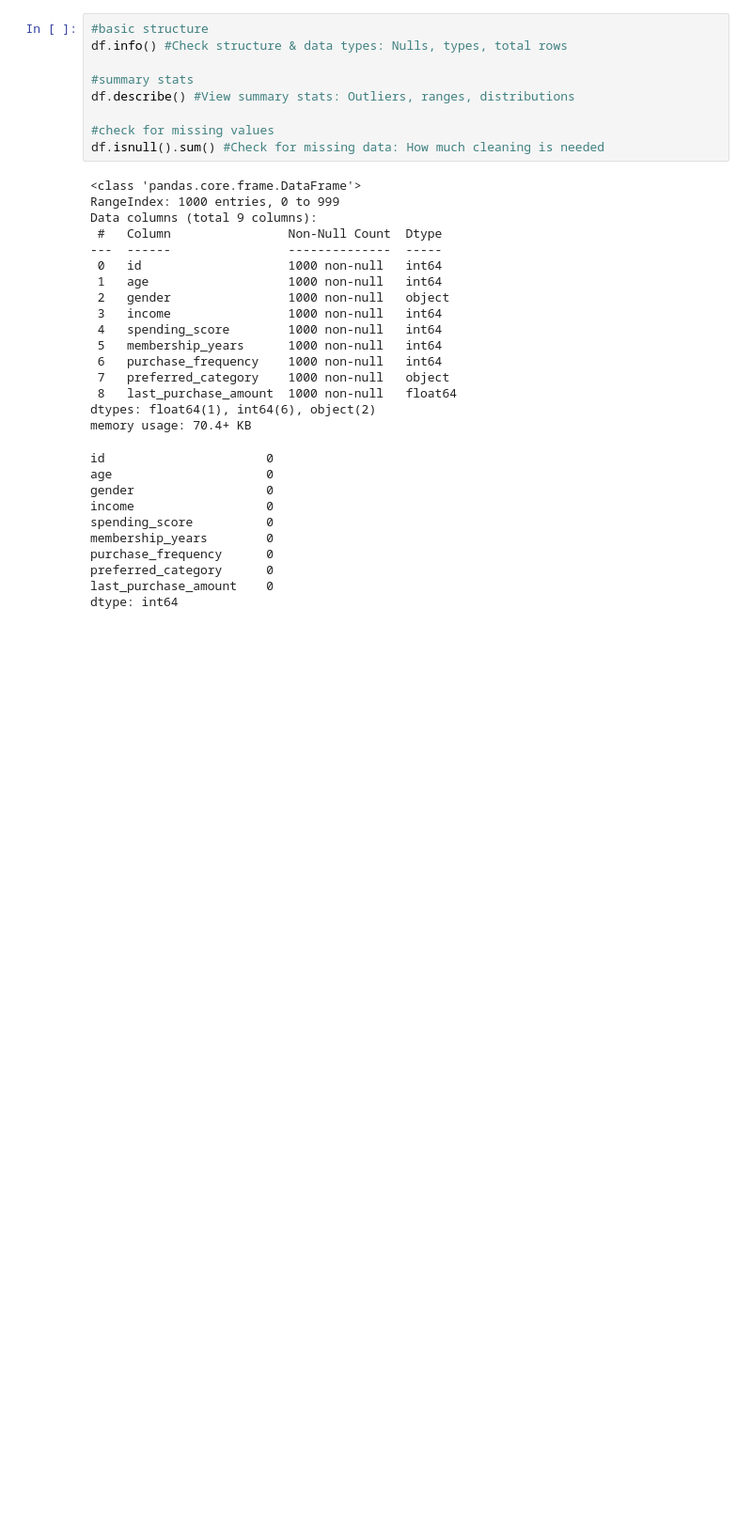
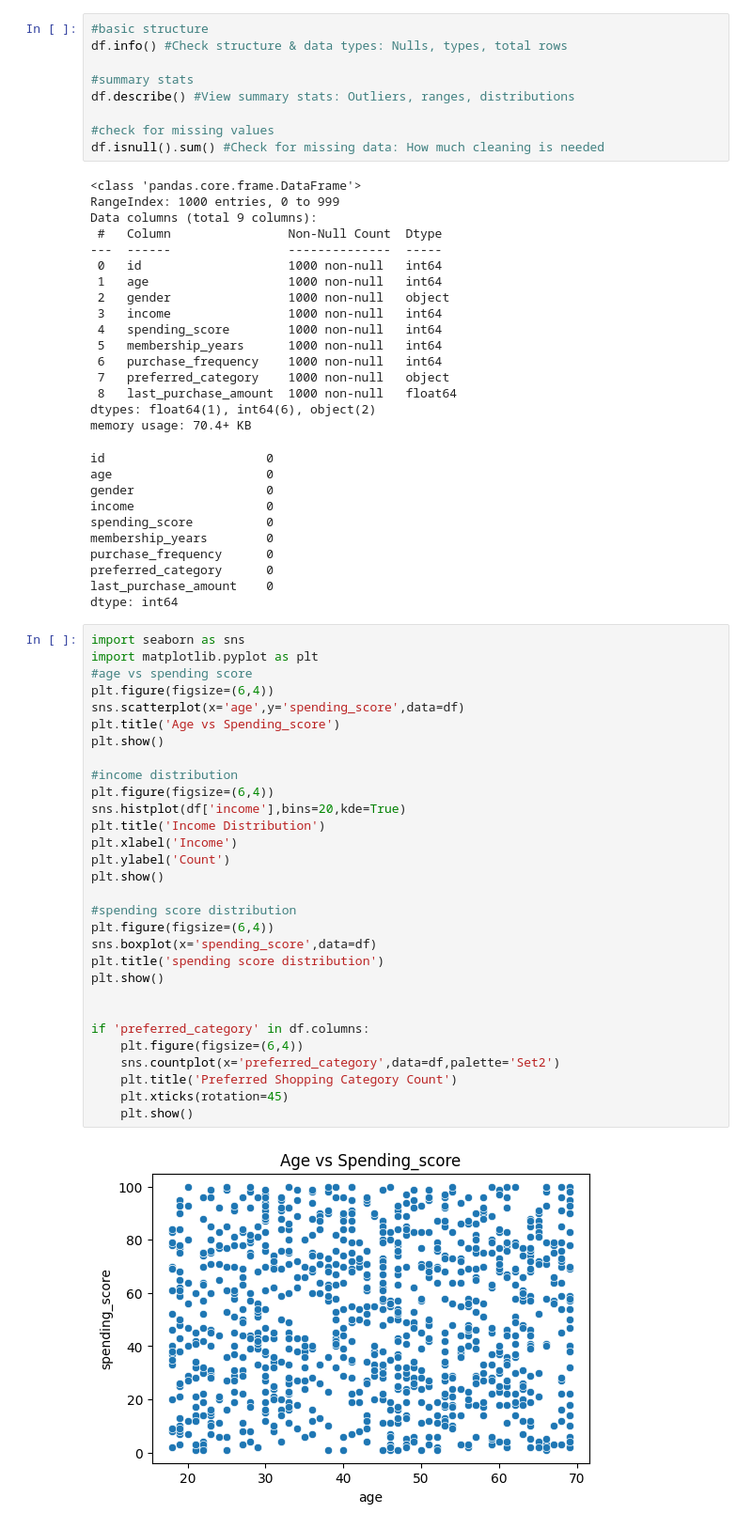
Before and after one commit to suhanikundu/Customer-Segmentation-Data-for-Marketing-Analysis, a Jupyter notebook: train.ipynb, the cells around one changed output. Shown at 94% size. Drawn from its saved outputs; the diff is of its cells as text; blank space fills up the shorter version.

```diff
--- a/train.ipynb
+++ b/train.ipynb
@@ -48,3 +48,35 @@ purchase_frequency      0
 preferred_category      0
 last_purchase_amount    0
 dtype: int64
+# %%
+import seaborn as sns
+import matplotlib.pyplot as plt
+#age vs spending score
+plt.figure(figsize=(6,4))
+sns.scatterplot(x='age',y='spending_score',data=df)
+plt.title('Age vs Spending_score')
+plt.show()
+
+#income distribution
+plt.figure(figsize=(6,4))
+sns.histplot(df['income'],bins=20,kde=True)
+plt.title('Income Distribution')
+plt.xlabel('Income')
+plt.ylabel('Count')
+plt.show()
+
+#spending score distribution
+plt.figure(figsize=(6,4))
+sns.boxplot(x='spending_score',data=df)
+plt.title('spending score distribution')
+plt.show()
+
+
+if 'preferred_category' in df.columns:
+    plt.figure(figsize=(6,4))
+    sns.countplot(x='preferred_category',data=df,palette='Set2')
+    plt.title('Preferred Shopping Category Count')
+    plt.xticks(rotation=45)
+    plt.show()
+# %% [output]
+[figure, added]
```
Also changed, not shown: parts of 1 cell of this notebook.
